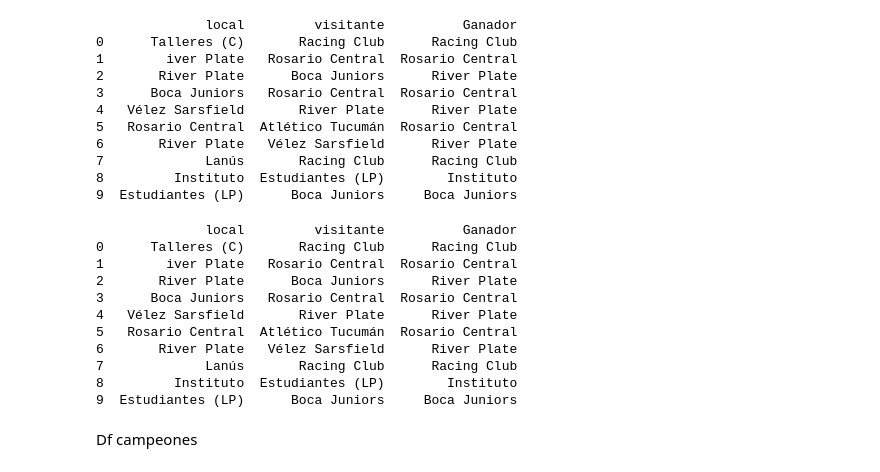
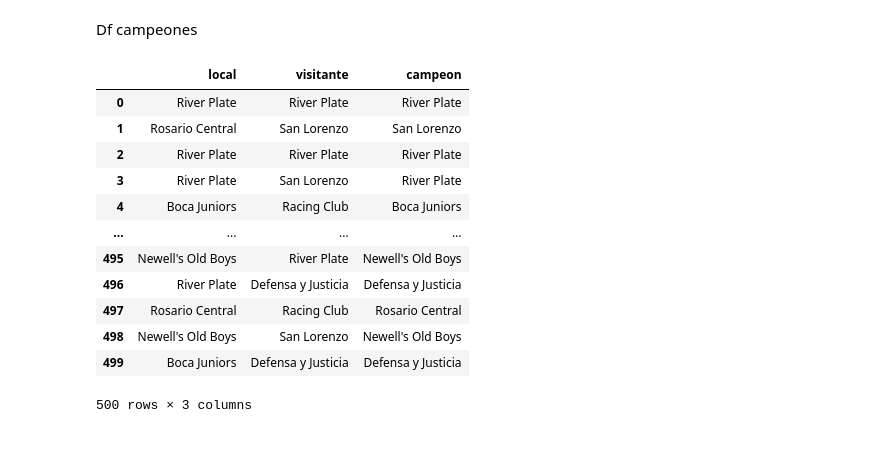
Before and after one commit to EstebanVeronesi/Poyecto-copa-de-la-liga-2023, a Jupyter notebook: Resultados gigantes/armado_datos_presentacion.ipynb, the cells around one changed output. Cells and saved outputs as stored; diff of their text form; code cells hidden in the pictures; blank space fills up the shorter version.

```diff
--- a/Resultados gigantes/armado_datos_presentacion.ipynb
+++ b/Resultados gigantes/armado_datos_presentacion.ipynb
@@ -61,31 +91,21 @@ df_finales = pd.concat((final_1,final_2,final_3,final_4,final_5,final_6,final_7,
-# %%
-print(df_finales)
-# %% [output]
-              local         visitante          Ganador
-0      Talleres (C)       Racing Club      Racing Club
-1        iver Plate   Rosario Central  Rosario Central
-2       River Plate      Boca Juniors      River Plate
-3      Boca Juniors   Rosario Central  Rosario Central
-4   Vélez Sarsfield       River Plate      River Plate
-5   Rosario Central  Atlético Tucumán  Rosario Central
-6       River Plate   Vélez Sarsfield      River Plate
-7             Lanús       Racing Club      Racing Club
-8         Instituto  Estudiantes (LP)        Instituto
-9  Estudiantes (LP)      Boca Juniors     Boca Juniors
-# %%
-print(df_finales)
-# %% [output]
-              local         visitante          Ganador
-0      Talleres (C)       Racing Club      Racing Club
-1        iver Plate   Rosario Central  Rosario Central
-2       River Plate      Boca Juniors      River Plate
-3      Boca Juniors   Rosario Central  Rosario Central
-4   Vélez Sarsfield       River Plate      River Plate
-5   Rosario Central  Atlético Tucumán  Rosario Central
-6       River Plate   Vélez Sarsfield      River Plate
-7             Lanús       Racing Club      Racing Club
-8         Instituto  Estudiantes (LP)        Instituto
-9  Estudiantes (LP)      Boca Juniors     Boca Juniors
 # %% [markdown]
 Df campeones
+# %%
+df_campeones = pd.read_csv("finales.csv")
+# %%
+df_campeones
+# %% [output]
+|  | local | visitante | campeon |
+| 0 | River Plate | River Plate | River Plate |
+| 1 | Rosario Central | San Lorenzo | San Lorenzo |
+| 2 | River Plate | River Plate | River Plate |
+| 3 | River Plate | San Lorenzo | River Plate |
+| 4 | Boca Juniors | Racing Club | Boca Juniors |
+| ... | ... | ... | ... |
+| 495 | Newell's Old Boys | River Plate | Newell's Old Boys |
+| 496 | River Plate | Defensa y Justicia | Defensa y Justicia |
+| 497 | Rosario Central | Racing Club | Rosario Central |
+| 498 | Newell's Old Boys | San Lorenzo | Newell's Old Boys |
+| 499 | Boca Juniors | Defensa y Justicia | Defensa y Justicia |
+500 rows × 3 columns
 # %%
```
Also changed, not shown: parts of 37 cells of this notebook, 2 other files.
